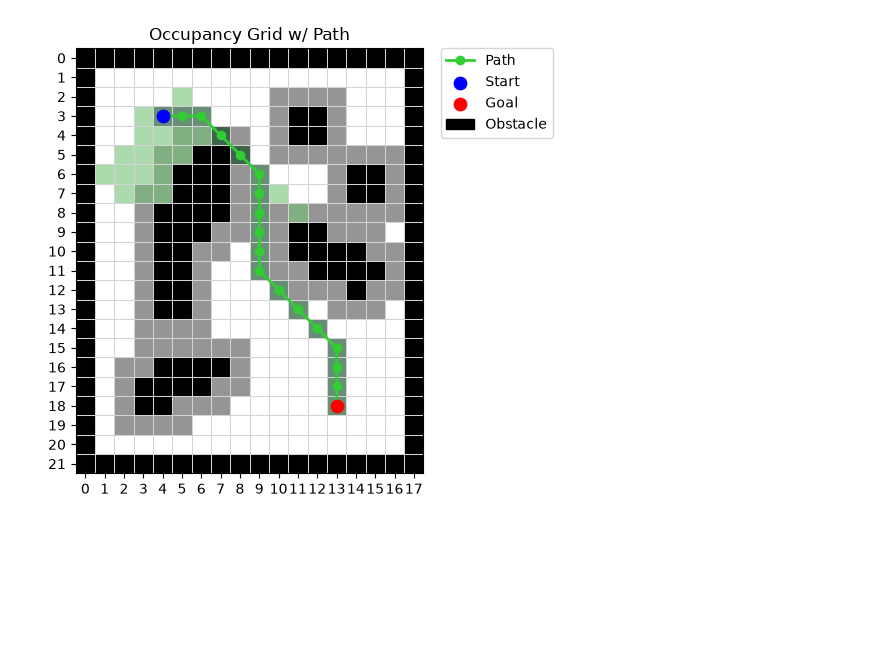
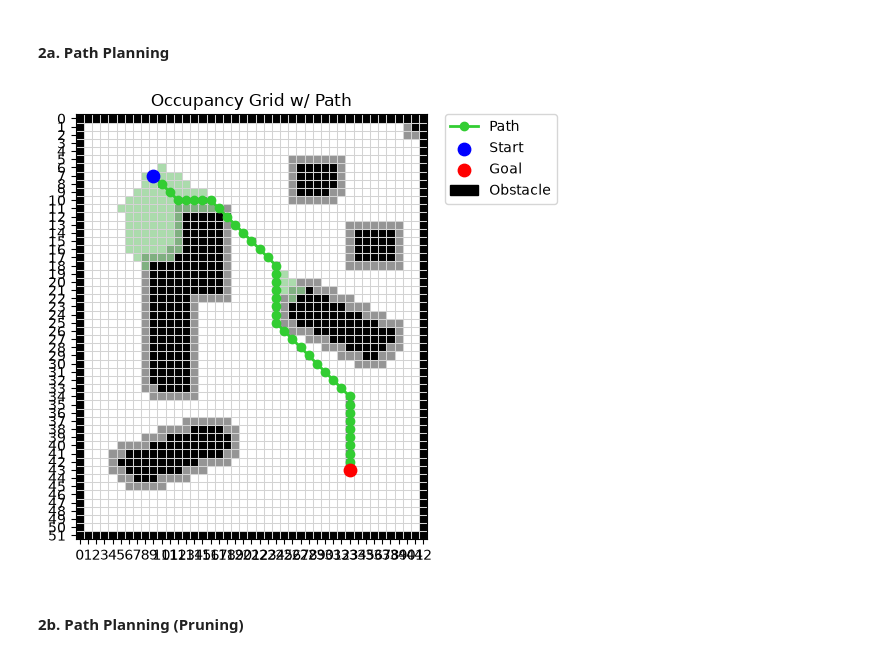
Before and after one commit to sohamm29/epfl-mobile-robotics-project, a Jupyter notebook: src/report.ipynb, the cells around one changed output. Drawn from its saved outputs; the diff is of its cells as text; code cells hidden in the pictures; blank space fills up the shorter version.

```diff
--- a/src/report.ipynb
+++ b/src/report.ipynb
@@ -12,2 +15,8 @@ Hello from Group 51!
 # %%
+import sys
 from loguru import logger
+
+DEBUG = True
+
+logger.remove()
+logger.add(sys.stderr, level="DEBUG" if DEBUG else "INFO")
@@ -14,12 +38,12 @@ from loguru import logger
 # %%
 from map_generation import MapGenerator
 
-map_generator = MapGenerator(debug=True)
+map_generator = MapGenerator(debug=DEBUG, robot_tag_id=5, map_tag_ids=[0,1,2,3])
 # below is offline testing, passing image_path, camera still to be tested
 map = map_generator.generate(
-    cell_resolution=5,
+    cell_resolution=2,
     map_width=83.5,
     map_height=100.4,
     dilation_margin=1,
-    image_path="../docs/sample_data/vectorized_map.png")
+    image_path="../assets/map.png")
 # %% [output]
@@ -48,12 +54,16 @@ Map(grid=array([[1. , 1. , 1. , 1. , 1. , 1. , 1. , 1. , 1. , 1. , 1. , 1. , 1.
+# %% [markdown]
+#### 2a. Path Planning
 # %%
-from global_path_planning import PathPlanner
+from path_planning import PathPlanner
 
 if map is None:
     logger.info("Map object is None, was not generated correctly.")
     exit(1)
 
-path_planner = PathPlanner(debug=True)
+path_planner = PathPlanner(debug=DEBUG)
 path, explored, op_count = path_planner.plan(map=map)
 # %% [output]
-[figure, old version]
+[figure, new version]
+# %% [markdown]
+#### 2b. Path Planning (Pruning)
 # %%
```
Also changed, not shown: parts of 14 cells of this notebook, 21 other files.
